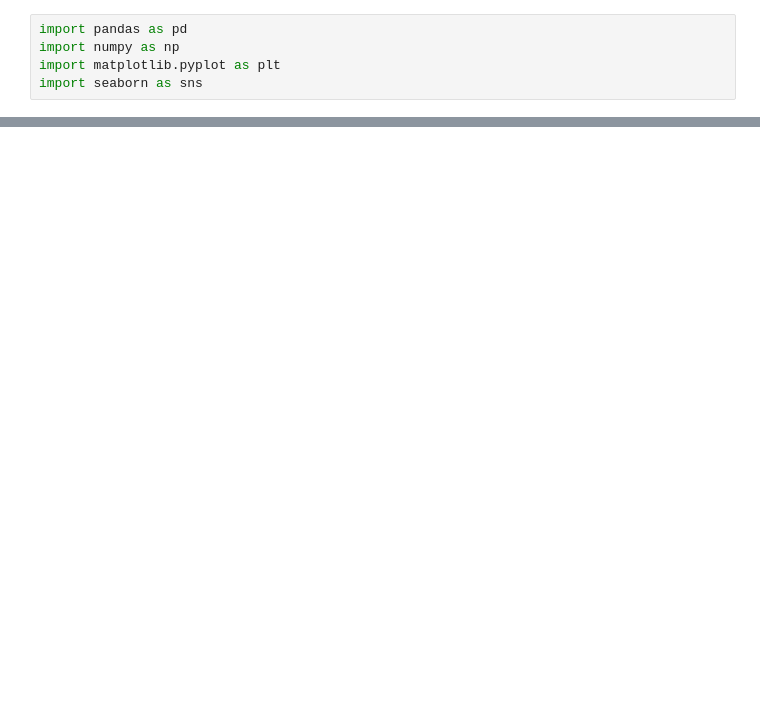
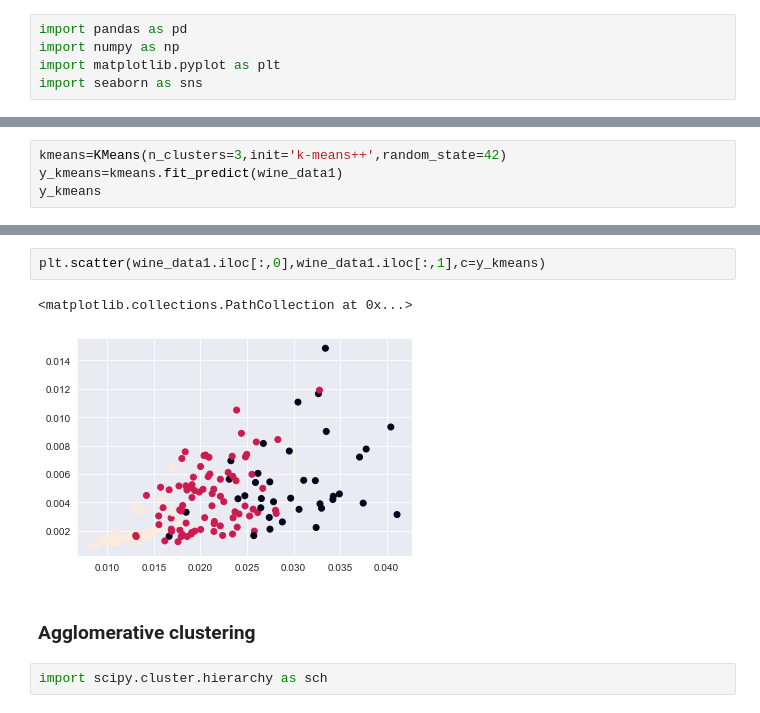
Before and after one commit to Sreejithjayachandran1995/Data_science, a Jupyter notebook: Sreejith Jayachandran.ipynb, the cells around one changed output, grey strips where cells are left out. Cells and saved outputs as stored; diff of their text form; blank space fills up the shorter version.

```diff
--- a/Sreejith Jayachandran.ipynb
+++ b/Sreejith Jayachandran.ipynb
@@ -290,0 +102,4 @@ The f1 value is:  0.9658994032395567
+# %%
+kmeans=KMeans(n_clusters=3,init='k-means++',random_state=42)
+y_kmeans=kmeans.fit_predict(wine_data1)
+y_kmeans
@@ -290,0 +116,9 @@ The f1 value is:  0.9658994032395567
+# %%
+plt.scatter(wine_data1.iloc[:,0],wine_data1.iloc[:,1],c=y_kmeans)
+# %% [output]
+<matplotlib.collections.PathCollection at 0x...>
+[figure, added]
+# %% [markdown]
+### Agglomerative clustering
+# %%
+import scipy.cluster.hierarchy as sch
```
Also changed, not shown: parts of 80 cells of this notebook.
